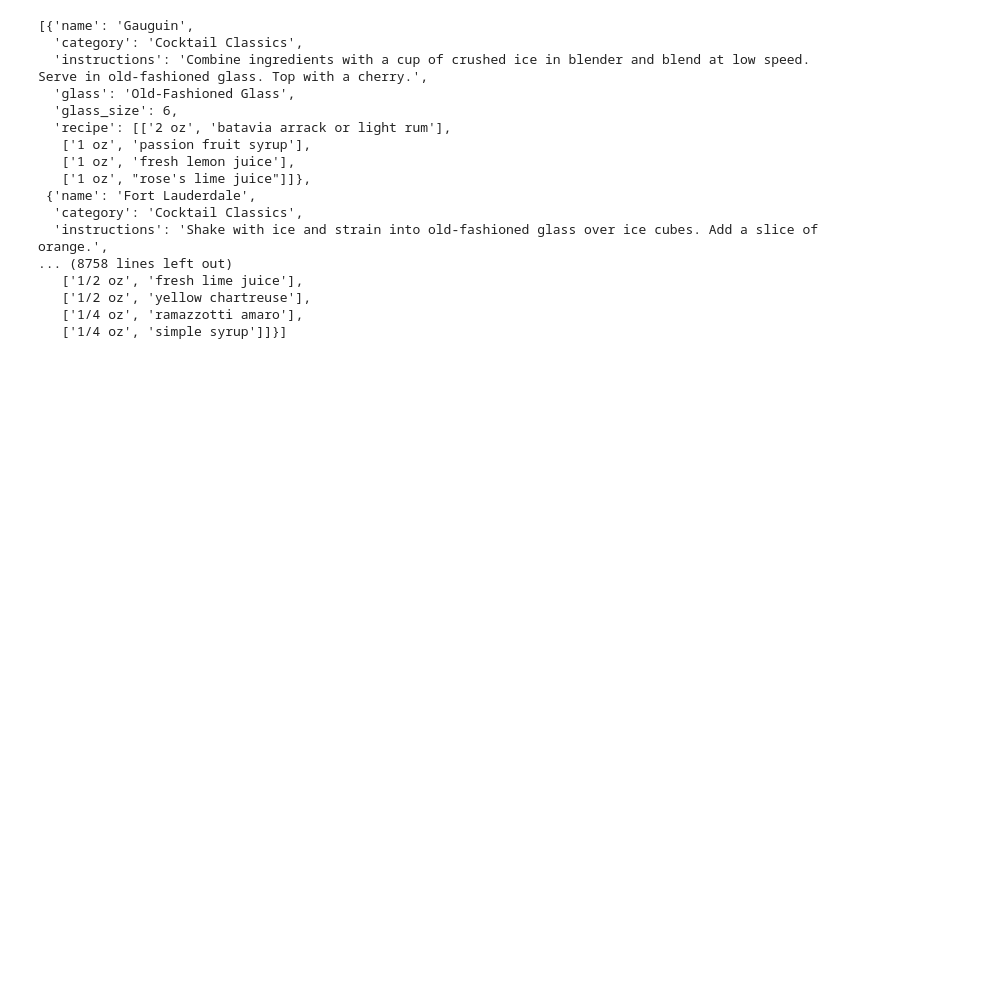
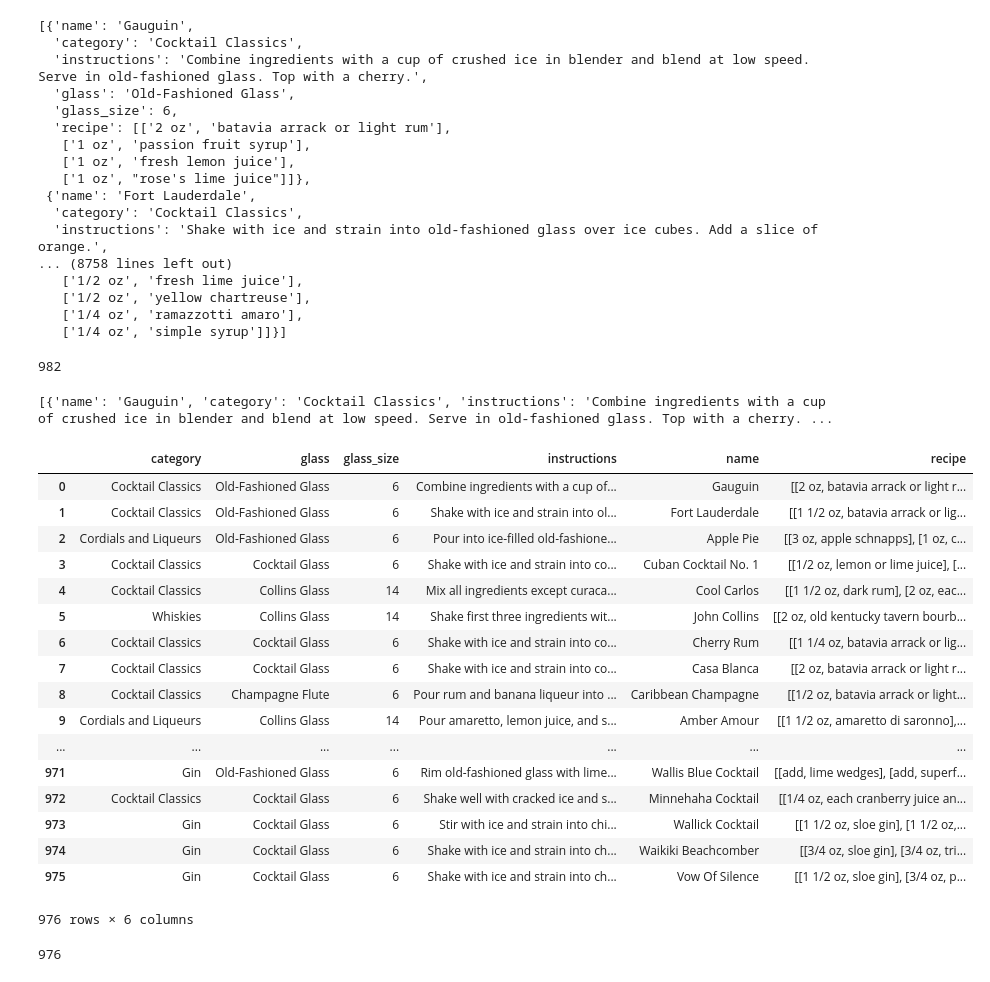
Before and after one commit to shortpoet/Final-Project, a Jupyter notebook: Mr_Boston/Analysis.ipynb, the cells around one changed output. Drawn from its saved outputs; the diff is of its cells as text; code cells hidden in the pictures; blank space fills up the shorter version.

```diff
--- a/Mr_Boston/Analysis.ipynb
+++ b/Mr_Boston/Analysis.ipynb
@@ -221,3 +221,66 @@ def adjust_measurement(measurement):
     if amount > 0:
         final = f"{round(amount, 2)} " + final
     return final[:-1]
+# %%
+data = pd.read_csv("./mr-boston-all-glasses.csv")
+len(data)
+# %% [output]
+982
+# %%
+from boston_functions import *
+import pandas as pd
+import re
+import numpy as np
+from liquid import liquids
+from garnish import garnishes
+
+data = pd.read_csv("./mr-boston-all-glasses.csv")
+
+data = data[data.loc[:, "glass-size"].notna()]
+
+valid_units = ["oz", "tsp", "splash", "dash"]
+
+fill_liquid = ["ginger ale", "carbonated water", "cola", "water", "chilled champagne", "soda water",
+               "club soda", "ginger ale or soda water", "lemon-lime soda", "ginger beer", "bitter lemon soda",
+               "apple juice", "orange juice"]
+
+invaild_ingredients = ['chopped', 'cut in half', 'cut in halves', 'cut into halves', 'flamed', 'hulled', 'long', 'skinned',
+                       'whipped', "preferably b.a. reynold's", 'preferably jamaican', 'preferably japanese',
+                       'preferably pedro ximenez', "such as bittermen's elemakule", 'such as demerara',
+                       'such as islay or skye', 'such as nasturtium']
+
+ingredient_indicies = range(3, 14)
+
+all_recipies, measures = get_cocktail_recipies(data, ingredient_indicies, liquids, garnishes, invaild_ingredients, valid_units)
+
+print(all_recipies)
+# %% [output]
+[{'name': 'Gauguin', 'category': 'Cocktail Classics', 'instructions': 'Combine ingredients with a cup of crushed ice in blender and blend at low speed. Serve in old-fashioned glass. Top with a cherry. ...
+# %%
+all_recipes_df = pd.DataFrame(all_recipies)
+all_recipes_df
+# %% [output]
+|  | category | glass | glass_size | instructions | name | recipe |
+| 0 | Cocktail Classics | Old-Fashioned Glass | 6 | Combine ingredients with a cup of... | Gauguin | [[2 oz, batavia arrack or light r... |
+| 1 | Cocktail Classics | Old-Fashioned Glass | 6 | Shake with ice and strain into ol... | Fort Lauderdale | [[1 1/2 oz, batavia arrack or lig... |
+| 2 | Cordials and Liqueurs | Old-Fashioned Glass | 6 | Pour into ice-filled old-fashione... | Apple Pie | [[3 oz, apple schnapps], [1 oz, c... |
+| 3 | Cocktail Classics | Cocktail Glass | 6 | Shake with ice and strain into co... | Cuban Cocktail No. 1 | [[1/2 oz, lemon or lime juice], [... |
+| 4 | Cocktail Classics | Collins Glass | 14 | Mix all ingredients except curaca... | Cool Carlos | [[1 1/2 oz, dark rum], [2 oz, eac... |
+| 5 | Whiskies | Collins Glass | 14 | Shake first three ingredients wit... | John Collins | [[2 oz, old kentucky tavern bourb... |
+| 6 | Cocktail Classics | Cocktail Glass | 6 | Shake with ice and strain into co... | Cherry Rum | [[1 1/4 oz, batavia arrack or lig... |
+| 7 | Cocktail Classics | Cocktail Glass | 6 | Shake with ice and strain into co... | Casa Blanca | [[2 oz, batavia arrack or light r... |
+| 8 | Cocktail Classics | Champagne Flute | 6 | Pour rum and banana liqueur into ... | Caribbean Champagne | [[1/2 oz, batavia arrack or light... |
+| 9 | Cordials and Liqueurs | Collins Glass | 14 | Pour amaretto, lemon juice, and s... | Amber Amour | [[1 1/2 oz, amaretto di saronno],... |
+| ... | ... | ... | ... | ... | ... | ... |
+| 971 | Gin | Old-Fashioned Glass | 6 | Rim old-fashioned glass with lime... | Wallis Blue Cocktail | [[add, lime wedges], [add, superf... |
+| 972 | Cocktail Classics | Cocktail Glass | 6 | Shake well with cracked ice and s... | Minnehaha Cocktail | [[1/4 oz, each cranberry juice an... |
+| 973 | Gin | Cocktail Glass | 6 | Stir with ice and strain into chi... | Wallick Cocktail | [[1 1/2 oz, sloe gin], [1 1/2 oz,... |
+| 974 | Gin | Cocktail Glass | 6 | Shake with ice and strain into ch... | Waikiki Beachcomber | [[3/4 oz, sloe gin], [3/4 oz, tri... |
+| 975 | Gin | Cocktail Glass | 6 | Shake with ice and strain into ch... | Vow Of Silence | [[1 1/2 oz, sloe gin], [3/4 oz, p... |
+976 rows × 6 columns
+# %%
+data = data[data.loc[:, "glass-size"].notna()]
+
+len(data)
+# %% [output]
+976
```
Also changed, not shown: 2 other files.
